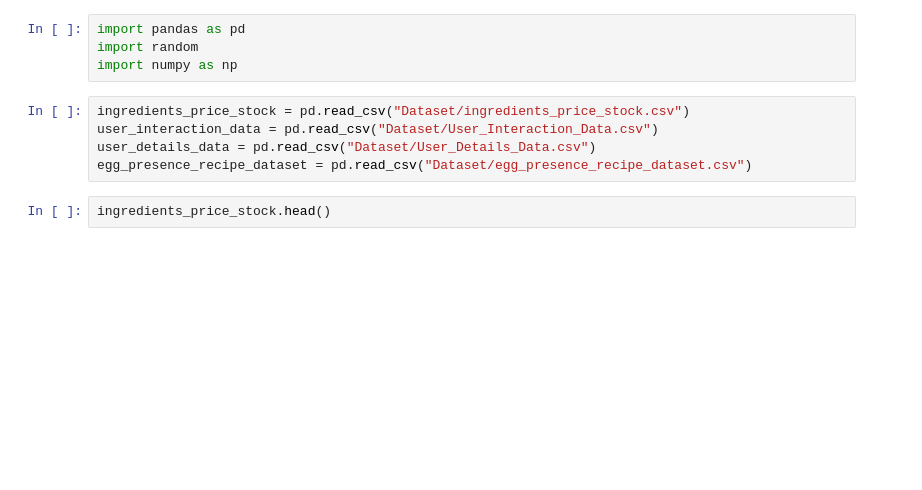
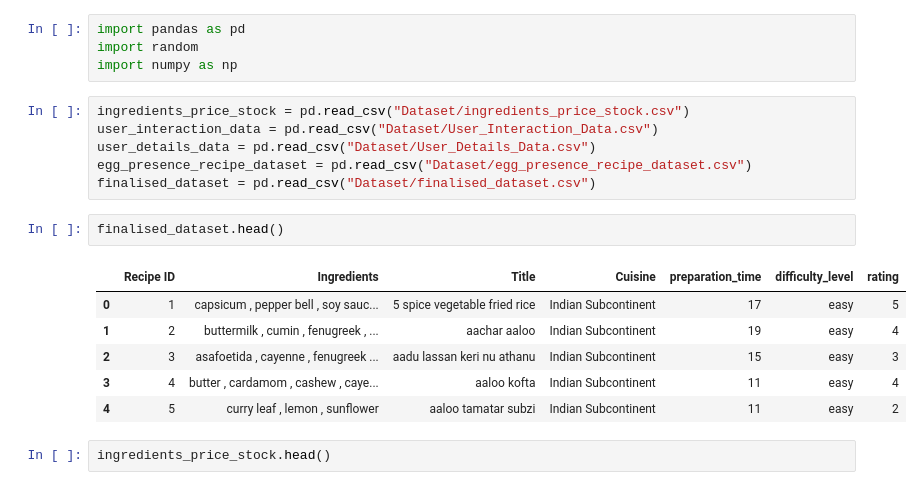
Before and after one commit to Keerat-Singh/WIL_Week-1, a Jupyter notebook: user_specific_data_generation.ipynb, the cells around one changed output. Saved outputs shown, nothing was run; the diff lists cells and outputs as text; blank space fills up the shorter version.

```diff
--- a/user_specific_data_generation.ipynb
+++ b/user_specific_data_generation.ipynb
@@ -9,6 +9,16 @@ ingredients_price_stock = pd.read_csv("Dataset/ingredients_price_stock.csv")
 user_interaction_data = pd.read_csv("Dataset/User_Interaction_Data.csv")
 user_details_data = pd.read_csv("Dataset/User_Details_Data.csv")
 egg_presence_recipe_dataset = pd.read_csv("Dataset/egg_presence_recipe_dataset.csv")
+finalised_dataset = pd.read_csv("Dataset/finalised_dataset.csv")
+# %%
+finalised_dataset.head()
+# %% [output]
+|  | Recipe ID | Ingredients | Title | Cuisine | preparation_time | difficulty_level | rating |
+| 0 | 1 | capsicum , pepper bell , soy sauc... | 5 spice vegetable fried rice | Indian Subcontinent | 17 | easy | 5 |
+| 1 | 2 | buttermilk , cumin , fenugreek , ... | aachar aaloo | Indian Subcontinent | 19 | easy | 4 |
+| 2 | 3 | asafoetida , cayenne , fenugreek ... | aadu lassan keri nu athanu | Indian Subcontinent | 15 | easy | 3 |
+| 3 | 4 | butter , cardamom , cashew , caye... | aaloo kofta | Indian Subcontinent | 11 | easy | 4 |
+| 4 | 5 | curry leaf , lemon , sunflower | aaloo tamatar subzi | Indian Subcontinent | 11 | easy | 2 |
 # %%
 ingredients_price_stock.head()
 # %% [output]
```
Also changed, not shown: parts of 18 cells of this notebook, 20 other files.
